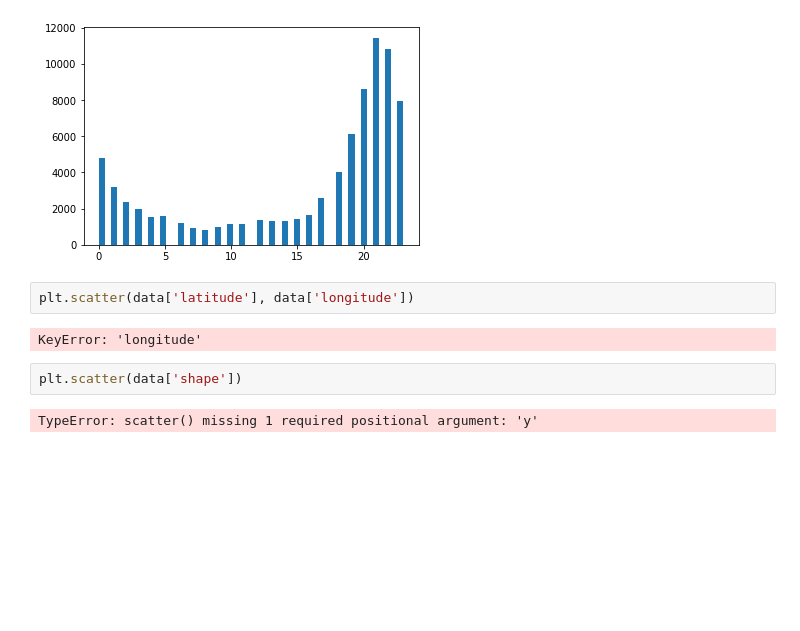
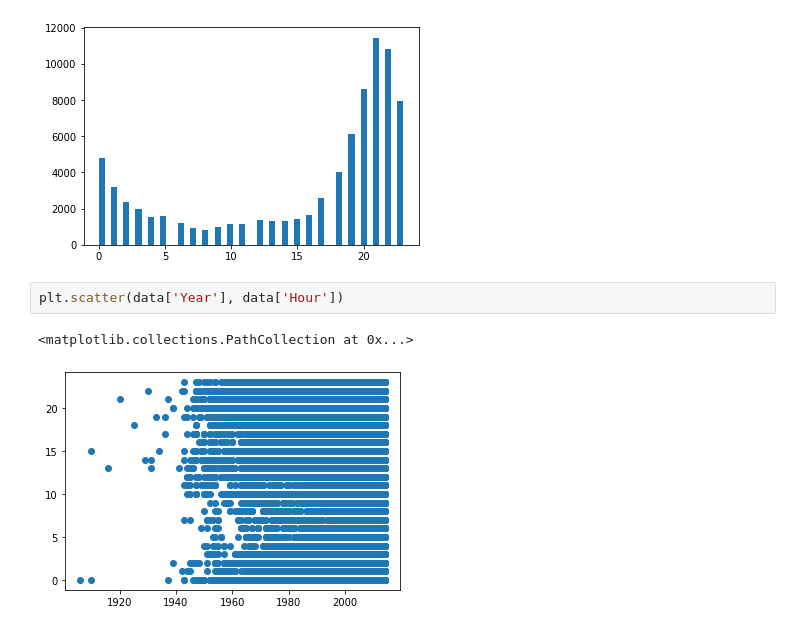
Before and after one commit to huynhand/Homework1-Andy, a Jupyter notebook: Homework 1.ipynb, the cells around one changed output. Cells and saved outputs as stored; diff of their text form; blank space fills up the shorter version.

```diff
--- a/Homework 1.ipynb
+++ b/Homework 1.ipynb
@@ -49,10 +49,7 @@ plt.hist(data['Hour'], bins=50)
  <BarContainer object of 50 artists>)
 [figure]
 # %%
-plt.scatter(data['latitude'], data['longitude'])
+plt.scatter(data['Year'], data['Hour'])
 # %% [output]
-KeyError: 'longitude'
+<matplotlib.collections.PathCollection at 0x...>
+[figure, added]
-# %%
-plt.scatter(data['shape'])
-# %% [output]
-TypeError: scatter() missing 1 required positional argument: 'y'
```
Also changed, not shown: parts of 3 cells of this notebook, 1 other file.
